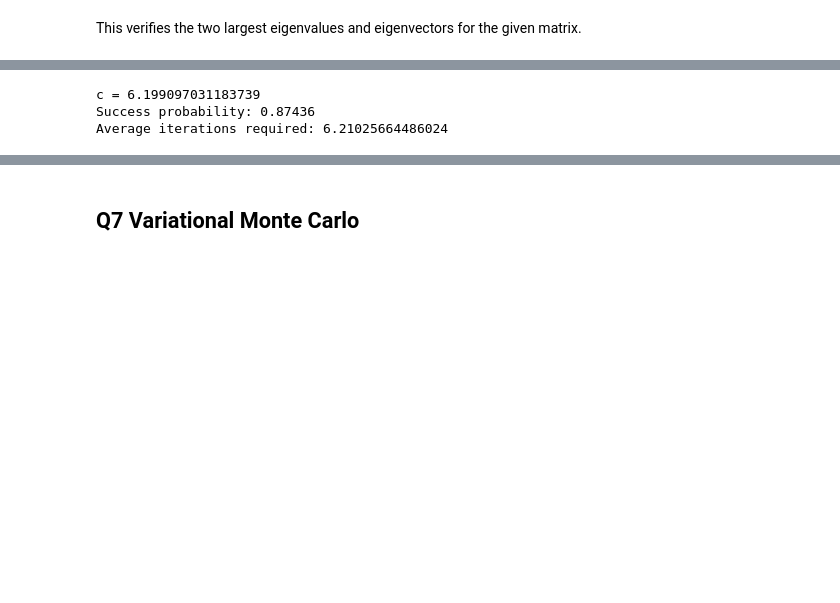
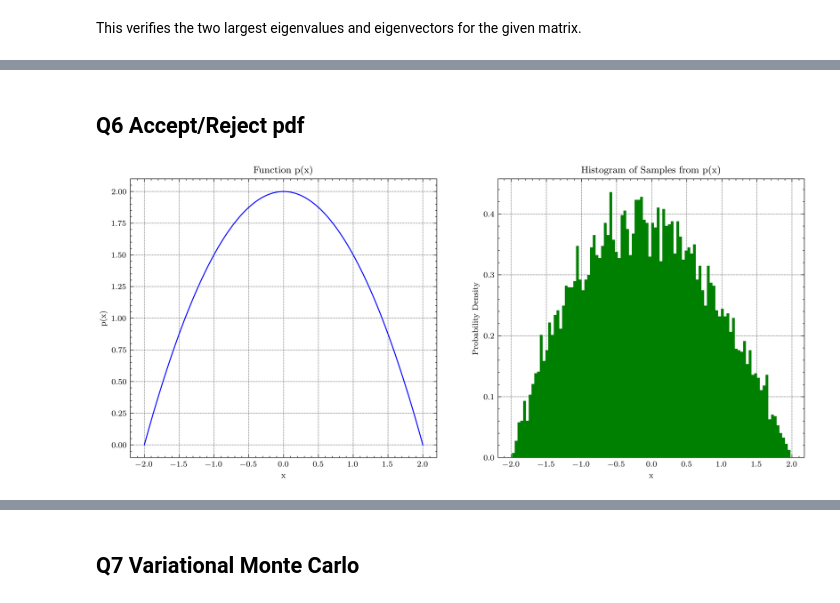
Before and after one commit to SagarPrakashBarad/P346CompuationalLab, a Jupyter notebook: CompPhy/endterm/endterm.ipynb, the cells around one changed output, grey strips where cells are left out. Cells and saved outputs as stored; diff of their text form; code cells hidden in the pictures; blank space fills up the shorter version.

```diff
--- a/CompPhy/endterm/endterm.ipynb
+++ b/CompPhy/endterm/endterm.ipynb
@@ -374,16 +377,2 @@ def acceptance_rejection(target_pdf, initial_pdf=None, n_samples=100000, range_s
-# %%
-a = 2
-
-# target PDF and initial PDF
-target_pdf = lambda x: 0.5 *(a**2 - x**2) if -a <= x <= a else 0
-initial_pdf = lambda x: 1/np.sqrt(2*np.pi) * np.exp(-x**2/2)
-
-samples, success_prob, avg_iterations = acceptance_rejection(target_pdf, initial_pdf)
-
-# Success probability and average number of iterations required
-print("Success probability:", success_prob)
-print("Average iterations required:", avg_iterations)
-# %% [output]
-c = 6.199097031183739
-Success probability: 0.87436
-Average iterations required: 6.21025664486024
+# %% [markdown]
+## Q6 Accept/Reject pdf
@@ -389,0 +390,42 @@ Average iterations required: 6.21025664486024
+# %%
+x = np.linspace(-2,2,100)
+y = [p(xi) for xi in x]
+# %%
+def accept_reject(N):
+    xmin = -2
+    xmax = 2
+    pmax = 2
+
+    n_accept=0
+    n_samples = 0
+    x_list = []
+    while n_accept < N:
+        n_samples += 1
+        t = (xmax-xmin)*np.random.normal() + xmin
+        y = np.random.rand()
+        if y < p(t)/ pmax:
+            n_accept += 1
+            x_list.append(t)
+
+    success_probability = N/n_samples
+    return x_list, success_probability
+# %%
+samples, P = accept_reject(10000)
+
+# Plot the function p(x)
+plt.figure(figsize=(12, 5))
+plt.subplot(1, 2, 1)
+plt.plot(x, y, color='blue')
+plt.xlabel('x')
+plt.ylabel('p(x)')
+plt.title('Function p(x)')
+
+# Plot the histogram of the samples
+plt.subplot(1, 2, 2)
+plt.hist(samples, bins=100, color='green', density=True)
+plt.xlabel('x')
+plt.ylabel('Probability Density')
+plt.title('Histogram of Samples from p(x)')
+plt.show()
+# %% [output]
+[figure, added]
```
Also changed, not shown: parts of 15 cells of this notebook, 1 other file.
